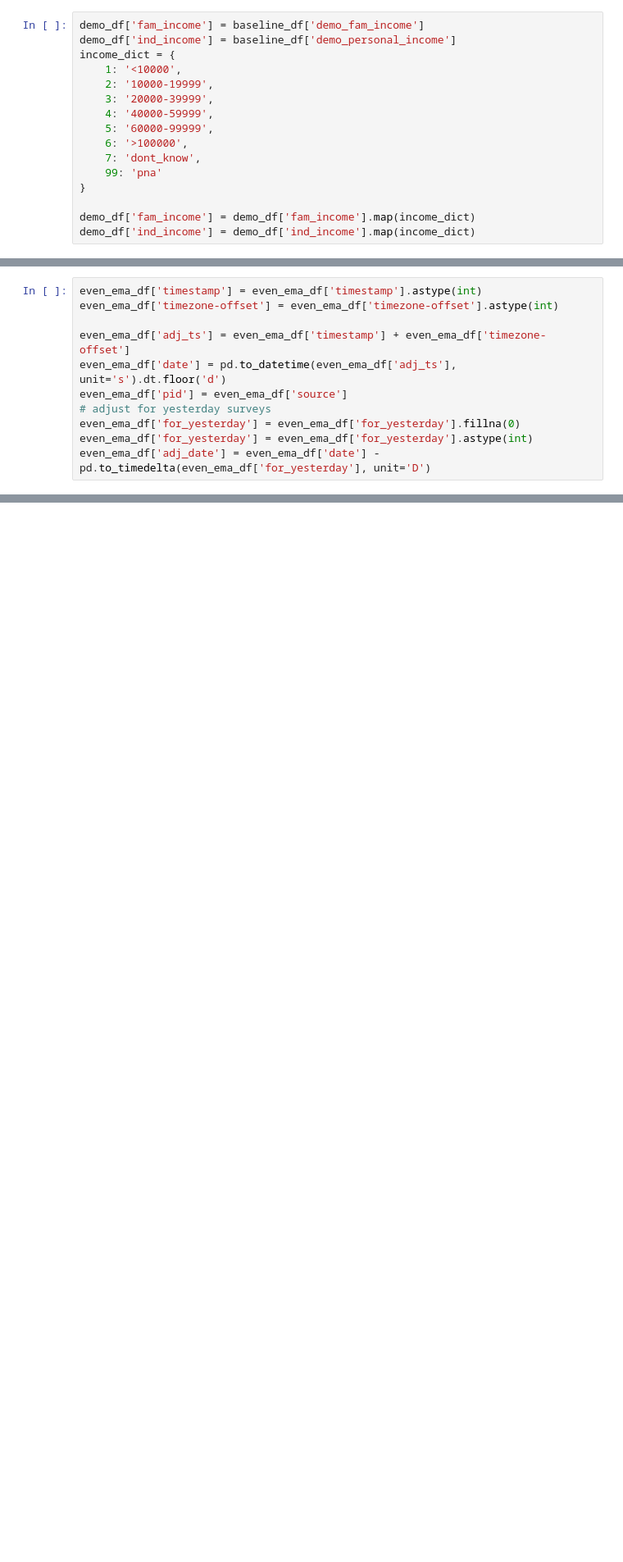
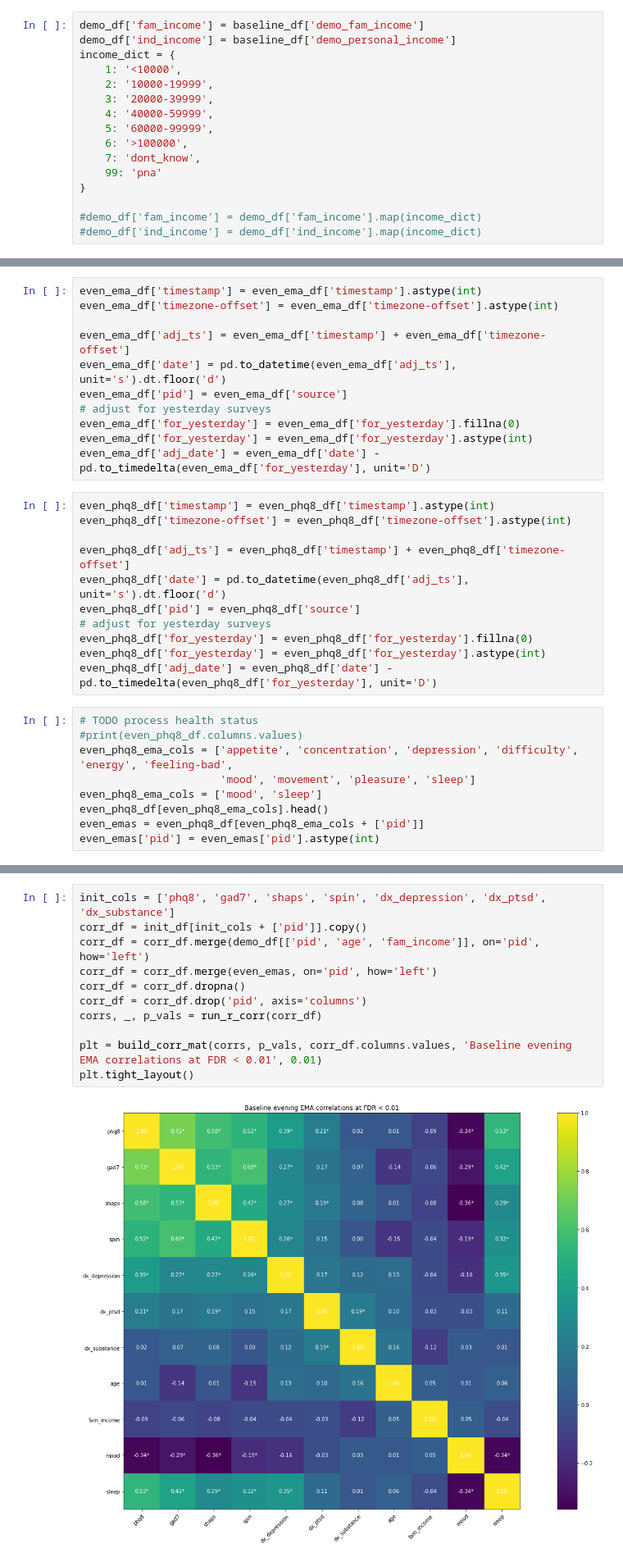
Before and after one commit to tliu526/lifesense, a Jupyter notebook: lifesense_exploration_wave1.ipynb, the cells around one changed output, grey strips where cells are left out. Shown at 82% size. Drawn from its saved outputs; the diff is of its cells as text; blank space fills up the shorter version.

```diff
--- a/lifesense_exploration_wave1.ipynb
+++ b/lifesense_exploration_wave1.ipynb
@@ -219,8 +219,8 @@ income_dict = {
     99: 'pna'
 }
 
-demo_df['fam_income'] = demo_df['fam_income'].map(income_dict)
-demo_df['ind_income'] = demo_df['ind_income'].map(income_dict)
+#demo_df['fam_income'] = demo_df['fam_income'].map(income_dict)
+#demo_df['ind_income'] = demo_df['ind_income'].map(income_dict)
 # %%
 demo_df['fam_income'].value_counts()
 # %% [output]
@@ -621,3 +653,23 @@ even_ema_df['pid'] = even_ema_df['source']
 even_ema_df['for_yesterday'] = even_ema_df['for_yesterday'].fillna(0)
 even_ema_df['for_yesterday'] = even_ema_df['for_yesterday'].astype(int)
 even_ema_df['adj_date'] = even_ema_df['date'] - pd.to_timedelta(even_ema_df['for_yesterday'], unit='D')
+# %%
+even_phq8_df['timestamp'] = even_phq8_df['timestamp'].astype(int)
+even_phq8_df['timezone-offset'] = even_phq8_df['timezone-offset'].astype(int)
+
+even_phq8_df['adj_ts'] = even_phq8_df['timestamp'] + even_phq8_df['timezone-offset']
+even_phq8_df['date'] = pd.to_datetime(even_phq8_df['adj_ts'], unit='s').dt.floor('d')
+even_phq8_df['pid'] = even_phq8_df['source']
+# adjust for yesterday surveys
+even_phq8_df['for_yesterday'] = even_phq8_df['for_yesterday'].fillna(0)
+even_phq8_df['for_yesterday'] = even_phq8_df['for_yesterday'].astype(int)
+even_phq8_df['adj_date'] = even_phq8_df['date'] - pd.to_timedelta(even_phq8_df['for_yesterday'], unit='D')
+# %%
+# TODO process health status
+#print(even_phq8_df.columns.values)
+even_phq8_ema_cols = ['appetite', 'concentration', 'depression', 'difficulty', 'energy', 'feeling-bad',
+                      'mood', 'movement', 'pleasure', 'sleep']
+even_phq8_ema_cols = ['mood', 'sleep']
+even_phq8_df[even_phq8_ema_cols].head()
+even_emas = even_phq8_df[even_phq8_ema_cols + ['pid']]
+even_emas['pid'] = even_emas['pid'].astype(int)
@@ -624,3 +681,16 @@ even_ema_df['adj_date'] = even_ema_df['date'] - pd.to_timedelta(even_ema_df['for
+# %%
+init_cols = ['phq8', 'gad7', 'shaps', 'spin', 'dx_depression', 'dx_ptsd', 'dx_substance']
+corr_df = init_df[init_cols + ['pid']].copy()
+corr_df = corr_df.merge(demo_df[['pid', 'age', 'fam_income']], on='pid', how='left')
+corr_df = corr_df.merge(even_emas, on='pid', how='left')
+corr_df = corr_df.dropna()
+corr_df = corr_df.drop('pid', axis='columns')
+corrs, _, p_vals = run_r_corr(corr_df)
+
+plt = build_corr_mat(corrs, p_vals, corr_df.columns.values, 'Baseline evening EMA correlations at FDR < 0.01', 0.01)
+plt.tight_layout()
+# %% [output]
+[figure, added]
 # %% [markdown]
 ### Semantic Location Labels
 # %%
```
Also changed, not shown: parts of 5 cells of this notebook.
